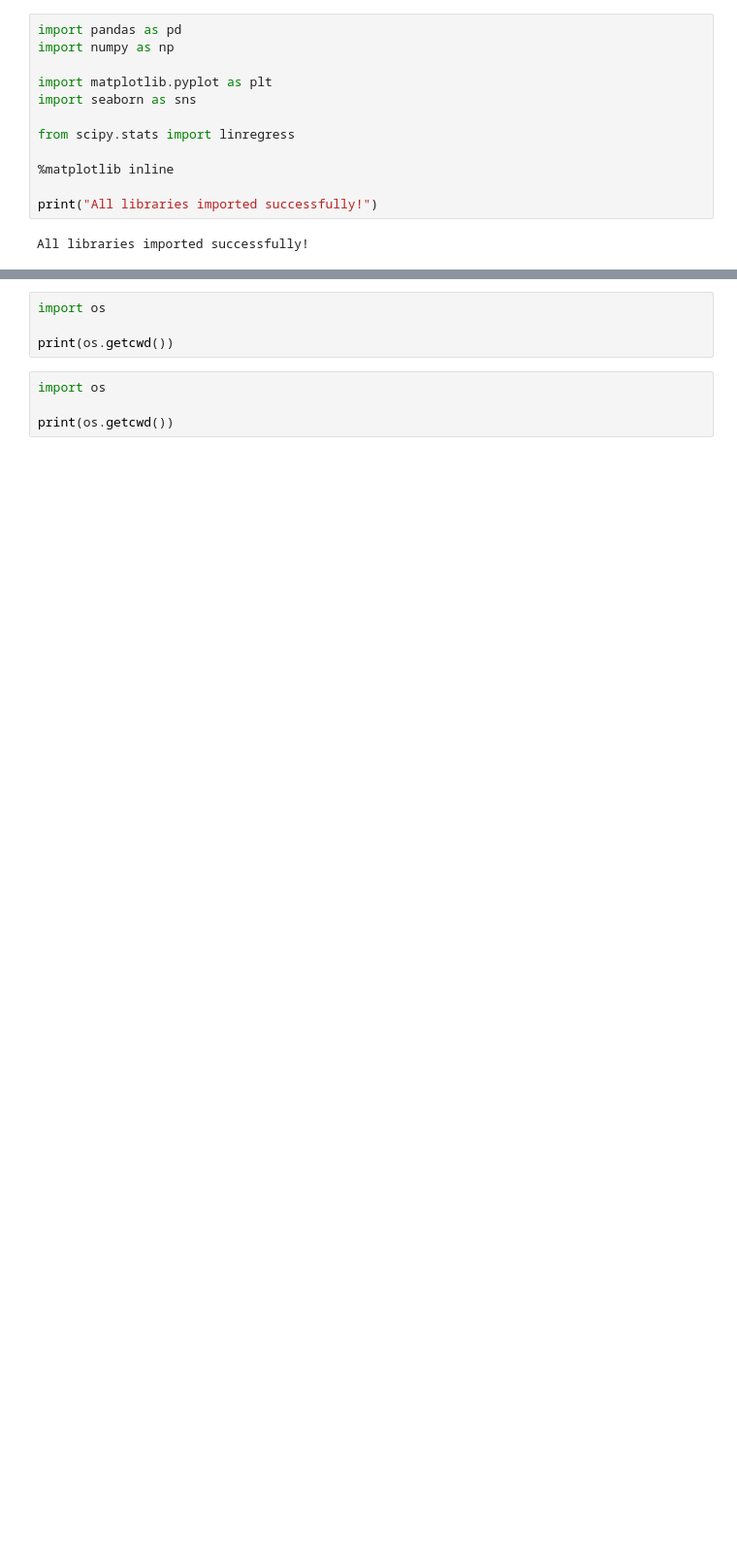
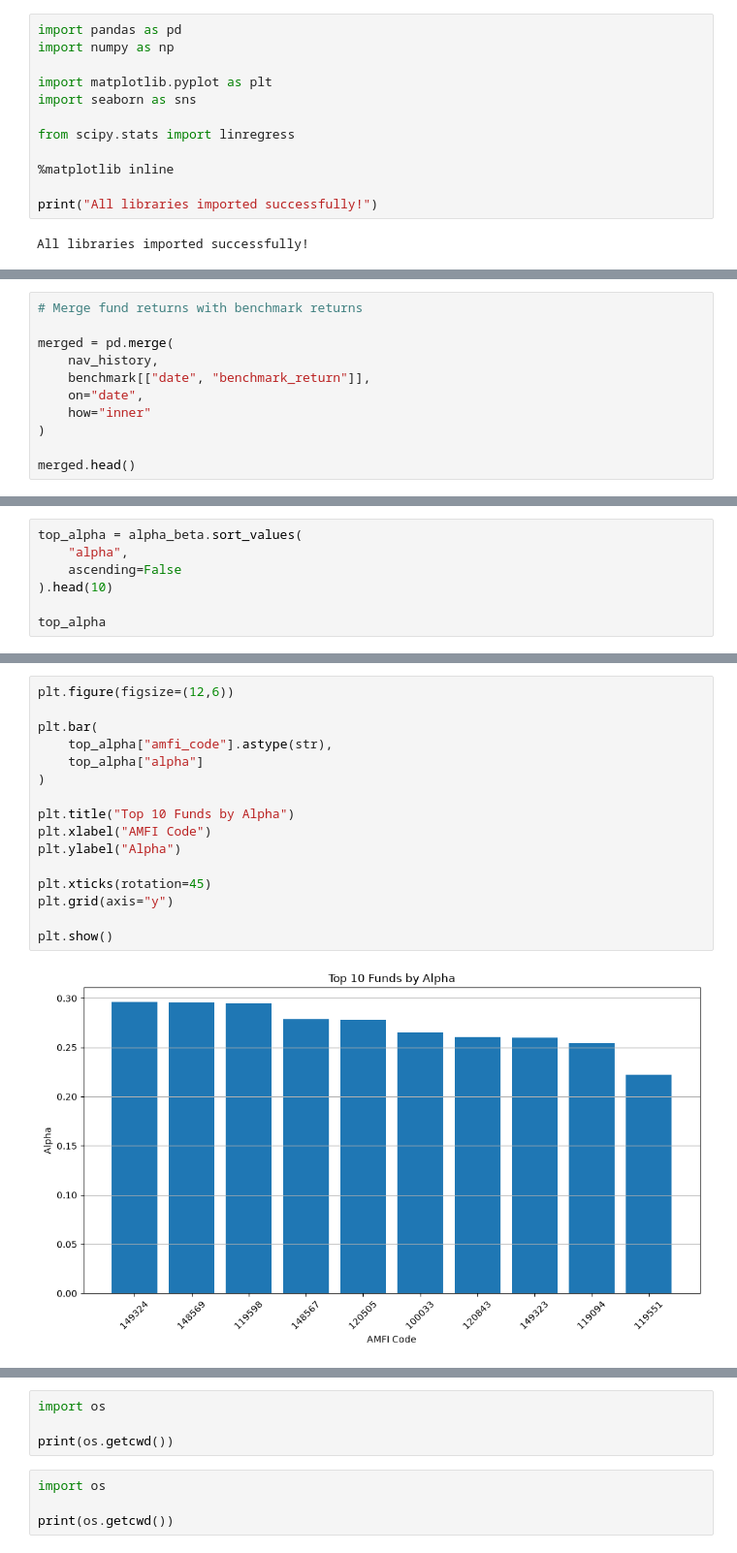
Before and after one commit to abhinay2812-glitch/mutual-fund-analytics-capstone, a Jupyter notebook: notebooks/Performance_Analytics.ipynb, the cells around one changed output, grey strips where cells are left out. Shown at 97% size. Drawn from its saved outputs; the diff is of its cells as text; blank space fills up the shorter version.

```diff
--- a/notebooks/Performance_Analytics.ipynb
+++ b/notebooks/Performance_Analytics.ipynb
@@ -29,0 +365,11 @@ All libraries imported successfully!
+# %%
+# Merge fund returns with benchmark returns
+
+merged = pd.merge(
+    nav_history,
+    benchmark[["date", "benchmark_return"]],
+    on="date",
+    how="inner"
+)
+
+merged.head()
@@ -29,0 +414,7 @@ All libraries imported successfully!
+# %%
+top_alpha = alpha_beta.sort_values(
+    "alpha",
+    ascending=False
+).head(10)
+
+top_alpha
@@ -29,0 +433,18 @@ All libraries imported successfully!
+# %%
+plt.figure(figsize=(12,6))
+
+plt.bar(
+    top_alpha["amfi_code"].astype(str),
+    top_alpha["alpha"]
+)
+
+plt.title("Top 10 Funds by Alpha")
+plt.xlabel("AMFI Code")
+plt.ylabel("Alpha")
+
+plt.xticks(rotation=45)
+plt.grid(axis="y")
+
+plt.show()
+# %% [output]
+[figure, added]
```
Also changed, not shown: parts of 42 cells of this notebook, 4 other files.
